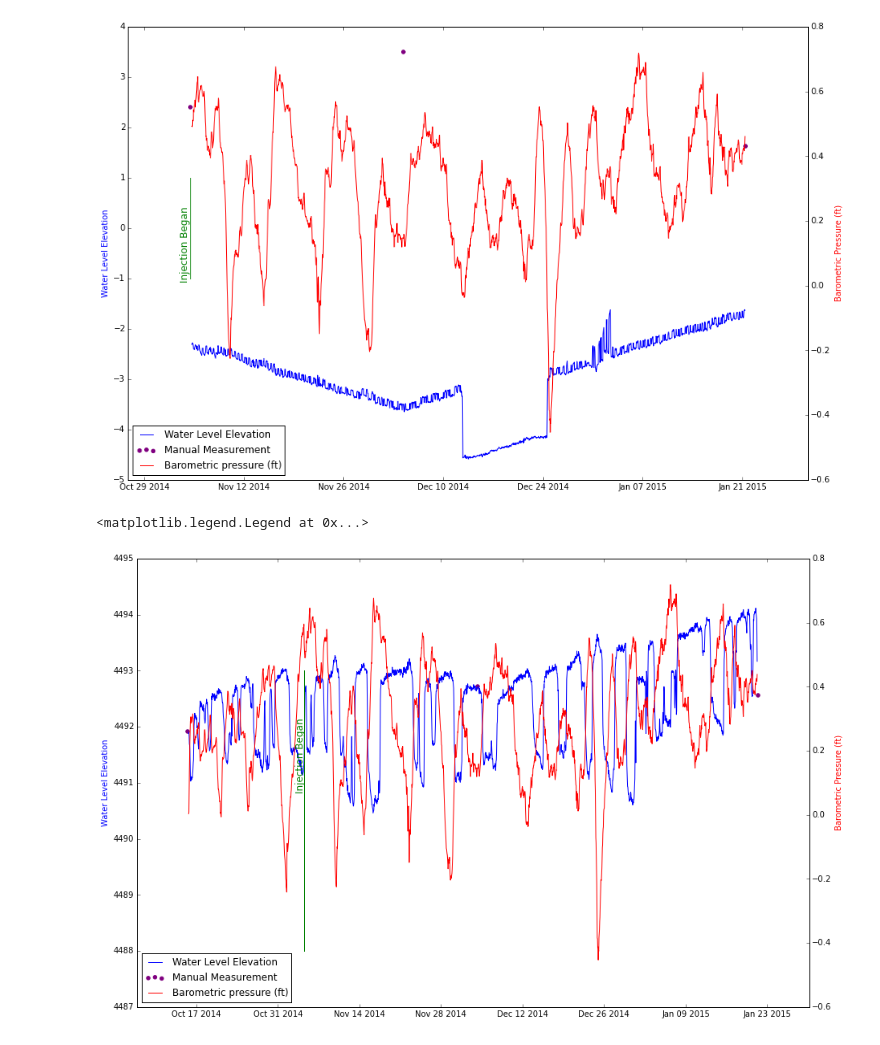
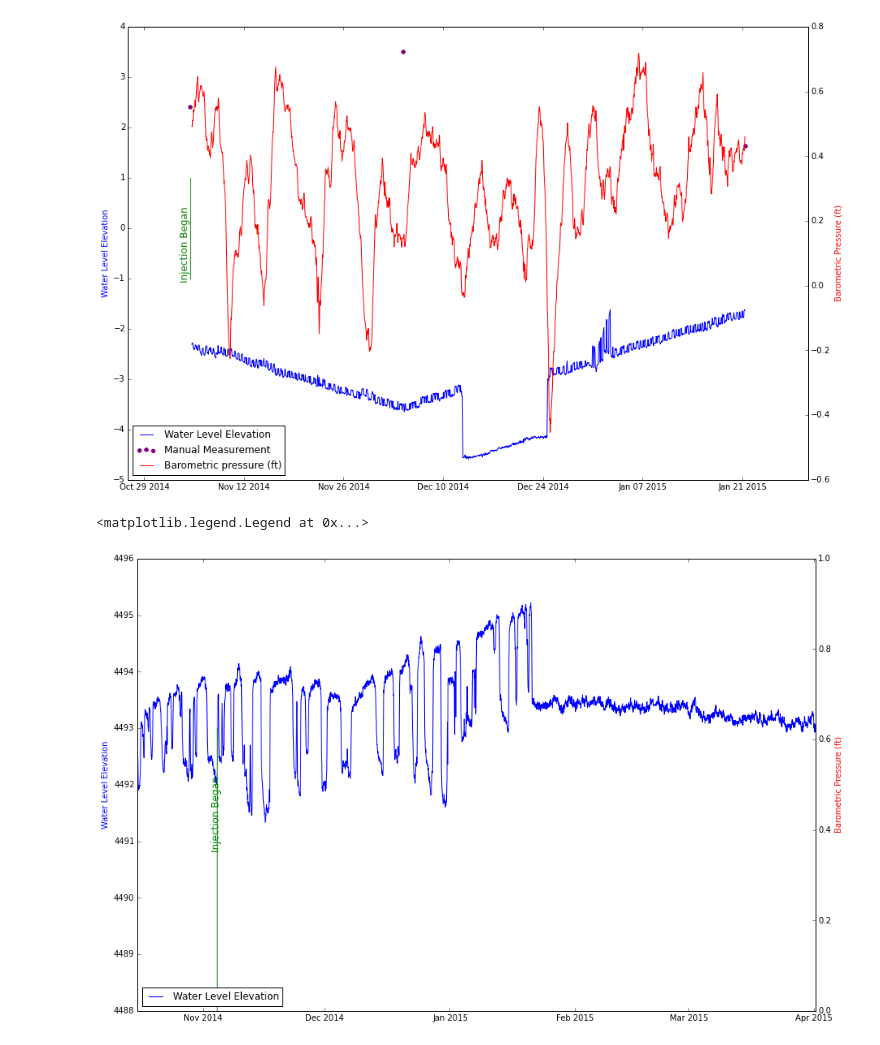
Before and after one commit to inkenbrandt/IPython, a Jupyter notebook: Transducer Data Massage 2.ipynb, the cells around one changed output. Cells and saved outputs as stored; diff of their text form; code cells hidden in the pictures.

```diff
--- a/Transducer Data Massage 2.ipynb
+++ b/Transducer Data Massage 2.ipynb
@@ -62,7 +66,7 @@ def new_xle_imp(infile):
     f[str(obj['Body_xle']['Ch2_data_header']['Identification']).title()] = f['ch2']
 
     unit = str(obj['Body_xle']['Ch1_data_header']['Unit']).lower()
-    if unit == "feet":
+    if unit == "feet" or unit == "ft":
         f[str(obj['Body_xle']['Ch1_data_header']['Identification']).title()] = f['ch1']
     elif unit == "kpa":
         f[str(obj['Body_xle']['Ch1_data_header']['Identification']).title()] = f['ch1']*0.33456
@@ -84,9 +88,9 @@ def new_xle_imp(infile):
     f = f.drop(['Date','Time','@id','ch1','ch2','index','ms'],axis=1)
     return f
 # %%
-barofile = new_xle_imp("E:\\UMAR\\Phase_II\\Data\\RAW\\BAROLOGGER_2015_01_21.xle")
+barofile = new_xle_imp("E:\\UMAR\\Phase_II\\Data\\RAW\\baro_2015-04-01.xle")
 barofile2 = pd.read_csv("E:\UMAR\Phase_II\Data\RAW\UCC.csv",parse_dates=True,index_col='Day',skiprows=14, na_values=['M','S'])
-wellfile = new_xle_imp("E:\\UMAR\\Phase_II\\Data\\RAW\\ARNOLD_WELL_2015_01_21.xle")
+wellfile = new_xle_imp("E:\\UMAR\\Phase_II\\Data\\RAW\\arnold_well_2015-04-01.xle")
 manualfile = pd.read_excel("E:\\UMAR\\Phase_II\\Data\\Manual_Readings.xlsx","Arn_Well",index_col="datetime")
 # %%
 wellfile_prov = new_xle_imp("E:\\UMAR\\Phase_II\\Data\\RAW\\PROVIDENCE CREEK_2015_01_21.xle")
@@ -297,8 +304,8 @@ def hourly_resample(df,bse=0,minutes=60):
 # %% [markdown]
 Using the `hourly_resample` function above, we can resample each transducer dataset.
 # %%
-baro = hourly_resample(barofile,0,15)
-well = hourly_resample(wellfile,0,15)
+baro = hourly_resample(barofile,0,30)
+well = hourly_resample(wellfile,0,30)
 # reassign `Level` to reduce ambiguity
 well['abs_feet_above_levelogger'] = well['Level']
 baro['abs_feet_above_barologger'] = baro['Level']
@@ -366,6 +416,8 @@ def baro_drift_correct(wellfile,barofile,manualfile,sampint=60,wellelev=4800,sti
     OUTPUT
     -----
     wellbarofinal = pandas dataframe with corrected water levels
+
+    This function uses pandas dataframes created using the
 
     '''
     # resample data to make sample interval consistent
@@ -391,18 +443,18 @@ def baro_drift_correct(wellfile,barofile,manualfile,sampint=60,wellelev=4800,sti
     for i in range(len(manualfile)-1):
         # Break up time series into pieces based on timing of manual measurements
         bracketedwls[i+1] = wellbaro.loc[(wellbaro.index.to_datetime() > breakpoints[i+1])&(wellbaro.index.to_datetime() < breakpoints[i+2])]
-
-        firstupper.append(np.mean(bracketedwls[i+1]['abs_feet_above_levelogger'].diff()[2:41]) +
-                          np.std(bracketedwls[i+1]['abs_feet_above_levelogger'].diff()[2:41])*2.0) # 2.2 std dev.
-        firstlower.append(np.mean(bracketedwls[i+1]['abs_feet_above_levelogger'].diff()[2:41]) -
-                          np.std(bracketedwls[i+1]['abs_feet_above_levelogger'].diff()[2:41])*2.0) # 2.2 std dev.
-        firstlev.append(bracketedwls[i+1]['abs_feet_above_levelogger'].diff()[1:2].values[0]) # difference of first two values
+        bracketedwls[i+1]['diff_wls'] = bracketedwls[i+1]['abs_feet_above_levelogger'].diff()
+        firstupper.append(np.mean(bracketedwls[i+1]['diff_wls'][2:41]) +
+                          np.std(bracketedwls[i+1]['diff_wls'][2:41])*2.0) # 2.2 std dev.
+        firstlower.append(np.mean(bracketedwls[i+1]['diff_wls'][2:41]) -
+                          np.std(bracketedwls[i+1]['diff_wls'][2:41])*2.0) # 2.2 std dev.
+        firstlev.append(bracketedwls[i+1].ix[1,'diff_wls']) # difference of first two values
         ## Examine Last Value
-        lastupper.append(np.mean(bracketedwls[i+1]['abs_feet_above_levelogger'].diff()[-41:-2]) +
-                         np.std(bracketedwls[i+1]['abs_feet_above_levelogger'].diff()[-41:-2])*2.0) # 2.2 std dev.
-        lastlower.append(np.mean(bracketedwls[i+1]['abs_feet_above_levelogger'].diff()[-41:-2]) -
-                         np.std(bracketedwls[i+1]['abs_feet_above_levelogger'].diff()[-41:-2])*2.0) # 2.2 std dev.
-        lastlev.append(bracketedwls[i+1]['abs_feet_above_levelogger'].diff()[-2:-1].values[0]) # difference of last two values
+        lastupper.append(np.mean(bracketedwls[i+1]['diff_wls'][-41:-2]) +
+                         np.std(bracketedwls[i+1]['diff_wls'][-41:-2])*2.0) # 2.2 std dev.
+        lastlower.append(np.mean(bracketedwls[i+1]['diff_wls'][-41:-2]) -
+                         np.std(bracketedwls[i+1]['diff_wls'][-41:-2])*2.0) # 2.2 std dev.
+        lastlev.append(bracketedwls[i+1].ix[-1,'diff_wls']) # difference of last two values
         ## drop first value if 2.2 std dev beyond first 30 values
         if np.abs(firstlev[i]) > 0.1:
             if firstlev[i] > firstupper[i] or firstlev[i] < firstlower[i]:
@@ -478,31 +536,31 @@ ax1.legend(h1+h2, l1+l2, loc=3)
 # %%
 x1 = manualfile.index.to_datetime()
 x2 = wellbarofixed.index.to_datetime()
-y1 = manualfile['WaterElevation'].values
+#y1 = manualfile['WaterElevation'].values
 y2 = wellbarofixed['WaterElevation'].values
 
 x3 = wellbarofixed.index.to_datetime()
 y3 = wellbarofixed['abs_feet_above_barologger'].values
 
 fig, ax1 = plt.subplots()
-ax1.scatter(x1,y1,color='purple', label='Manual Measurement')
+#ax1.scatter(x1,y1,color='purple', label='Manual Measurement')
 ax1.plot(x2,y2,color='blue',label='Water Level Elevation')
 ax1.set_ylabel('Water Level Elevation',color='blue')
 y_formatter = tick.ScalarFormatter(useOffset=False)
 ax1.yaxis.set_major_formatter(y_formatter)
 ax1.plot(['11/4/2014 11:16','11/4/2014 11:16'],[4488,4493], color='green')
 ax1.text(x='11/3/2014 1:00',y=4492,s='Injection Began',rotation=90,color='green',fontsize=12)
 
 ax2 = ax1.twinx()
 
 ax2.set_ylabel('Barometric Pressure (ft)', color='red')
-ax2.plot(x3,y3,color='red',label='Barometric pressure (ft)')
+#ax2.plot(x3,y3,color='red',label='Barometric pressure (ft)')
 h1, l1 = ax1.get_legend_handles_labels()
 h2, l2 = ax2.get_legend_handles_labels()
 ax1.legend(h1+h2, l1+l2, loc=3)
 # %% [output]
 <matplotlib.legend.Legend at 0x...>
-[figure, old version]
+[figure, new version]
 # %%
 wellelevbaro = wellbarofixed.loc[:,('abs_feet_above_barologger','WaterElevation')]
 # %%
```
Also changed, not shown: parts of 9 cells of this notebook, 2 other files.
